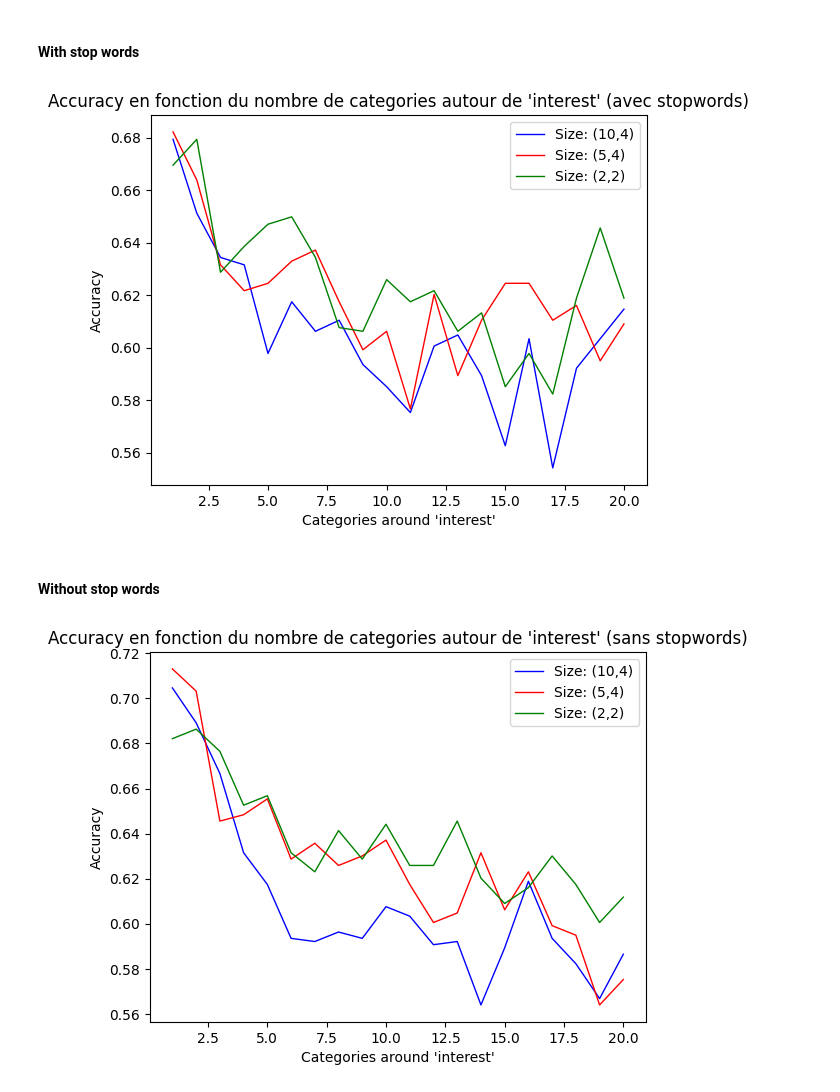
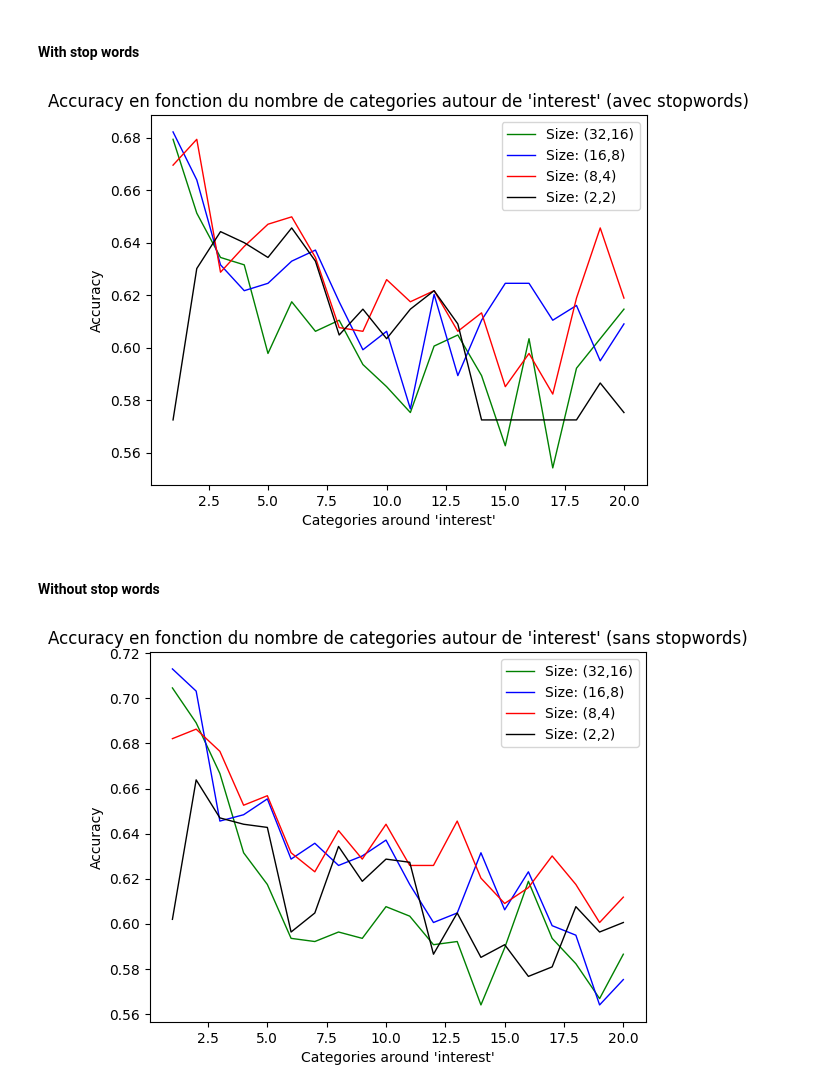
Before and after one commit to Jay-D13/NLP-Scikit, a Jupyter notebook: mlp.ipynb, the cells around one changed output. Drawn from its saved outputs; the diff is of its cells as text; code cells hidden in the pictures.

Commit message:
forgot to fix categories' graphs

```diff
--- a/mlp.ipynb
+++ b/mlp.ipynb
@@ -209,30 +208,30 @@ plt.show()
 # %%
 x = range(1,21)
 y1 = [[m.accuracy for m in categories_result["with_stop"][size]] for size in categories_result["with_stop"]]
-# y2 = [[m.accuracy for m in words_result["with_stop"][size]] for size in words_result["without_stop"]]
 
-plt.plot(x, y1[0], marker='', color='blue', linewidth=1, label="Size: (10,4)")
-plt.plot(x, y1[1], marker='', color='red', linewidth=1, label="Size: (5,4)")
-plt.plot(x, y1[2], marker='', color='green', linewidth=1, label="Size: (2,2)")
+plt.plot(x, y1[0], marker='', color='green', linewidth=1, label="Size: (32,16)")
+plt.plot(x, y1[1], marker='', color='blue', linewidth=1, label="Size: (16,8)")
+plt.plot(x, y1[2], marker='', color='red', linewidth=1, label="Size: (8,4)")
+plt.plot(x, y1[3], marker='', color='black', linewidth=1, label="Size: (2,2)")
 
 
 plt.title("Accuracy en fonction du nombre de categories autour de 'interest' (avec stopwords)")
 plt.xlabel("Categories around 'interest'")
 plt.ylabel("Accuracy")
 plt.legend()
 plt.show()
 # %% [output]
-[figure, old version]
+[figure, new version]
 # %% [markdown]
 #### Without stop words
 # %%
 x = range(1,21)
 y1 = [[m.accuracy for m in categories_result["without_stop"][size]] for size in categories_result["without_stop"]]
-# y2 = [[m.accuracy for m in words_result["with_stop"][size]] for size in words_result["without_stop"]]
 
-plt.plot(x, y1[0], marker='', color='blue', linewidth=1, label="Size: (10,4)")
-plt.plot(x, y1[1], marker='', color='red', linewidth=1, label="Size: (5,4)")
-plt.plot(x, y1[2], marker='', color='green', linewidth=1, label="Size: (2,2)")
+plt.plot(x, y1[0], marker='', color='green', linewidth=1, label="Size: (32,16)")
+plt.plot(x, y1[1], marker='', color='blue', linewidth=1, label="Size: (16,8)")
+plt.plot(x, y1[2], marker='', color='red', linewidth=1, label="Size: (8,4)")
+plt.plot(x, y1[3], marker='', color='black', linewidth=1, label="Size: (2,2)")
 
 
 plt.title("Accuracy en fonction du nombre de categories autour de 'interest' (sans stopwords)")
@@ -241,4 +240,4 @@ plt.ylabel("Accuracy")
 plt.legend()
 plt.show()
 # %% [output]
-[figure, old version]
+[figure, new version]
```
Also changed, not shown: parts of 1 cell of this notebook.
